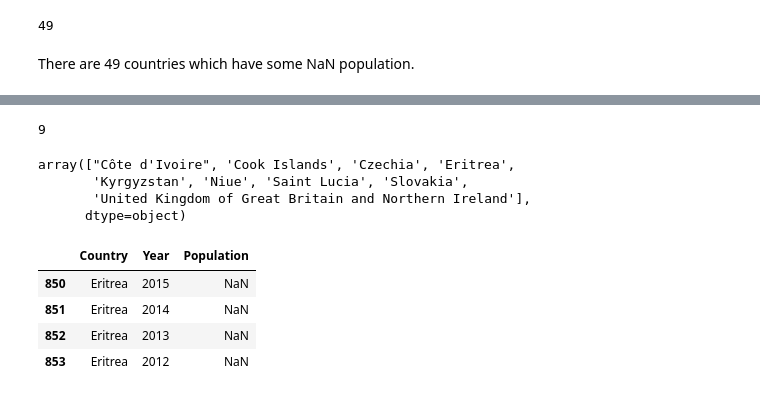
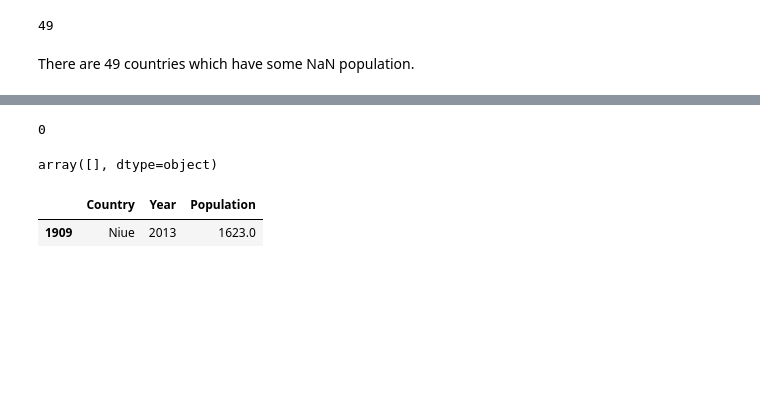
Before and after one commit to PVineeth/lifeexp_ml, a Jupyter notebook: Data_Analysis.ipynb, the cells around one changed output, grey strips where cells are left out. Cells and saved outputs as stored; diff of their text form; code cells hidden in the pictures; blank space fills up the shorter version.

Commit message:
Fixed population data

```diff
--- a/Data_Analysis.ipynb
+++ b/Data_Analysis.ipynb
@@ -3,6 +3,6 @@ import numpy as np
 import pandas as pd
 # %%
 data = pd.read_csv("Data/Life_Expectancy_Data.csv")
-pop_data = pd.read_csv("Data/population_edit.csv")
+pop_data = pd.read_csv("Data/population_edit_fixed.csv")
 # %%
 max_pop = data['Population'].idxmax()
@@ -84,5 +126,8 @@ There are 49 countries which have some NaN population.
 # %%
-nan_countries_test = nan_pop_countries[['Country','Year', 'Population']]
+# Population
+#nan_countries_test = nan_pop_countries[['Country','Year', 'Population']]
+# GDP
+
 #nan_countries_test['Population']
 #nan_pop_countries['Country']
 #nan_countries_test['Population'][2897]
@@ -190,19 +226,13 @@ See the caveats in the documentation: http://pandas.pydata.org/pandas-docs/stabl
 # %%
 len(nan_countries_test[nan_countries_test['Population'].isnull()]['Country'].unique())
 # %% [output]
-9
+0
 # %%
 nan_countries_test[nan_countries_test['Population'].isnull()]['Country'].unique()
 # %% [output]
-array(["Côte d'Ivoire", 'Cook Islands', 'Czechia', 'Eritrea',
-       'Kyrgyzstan', 'Niue', 'Saint Lucia', 'Slovakia',
-       'United Kingdom of Great Britain and Northern Ireland'],
-      dtype=object)
+array([], dtype=object)
 # %%
-nan_countries_test[nan_countries_test['Country'] == "Eritrea"]
+nan_countries_test[nan_countries_test['Country'] == "Niue"]
 # %% [output]
 |  | Country | Year | Population |
-| 850 | Eritrea | 2015 | NaN |
-| 851 | Eritrea | 2014 | NaN |
-| 852 | Eritrea | 2013 | NaN |
-| 853 | Eritrea | 2012 | NaN |
+| 1909 | Niue | 2013 | 1623.0 |
```
Also changed, not shown: parts of 3 cells of this notebook, 4 other files.
